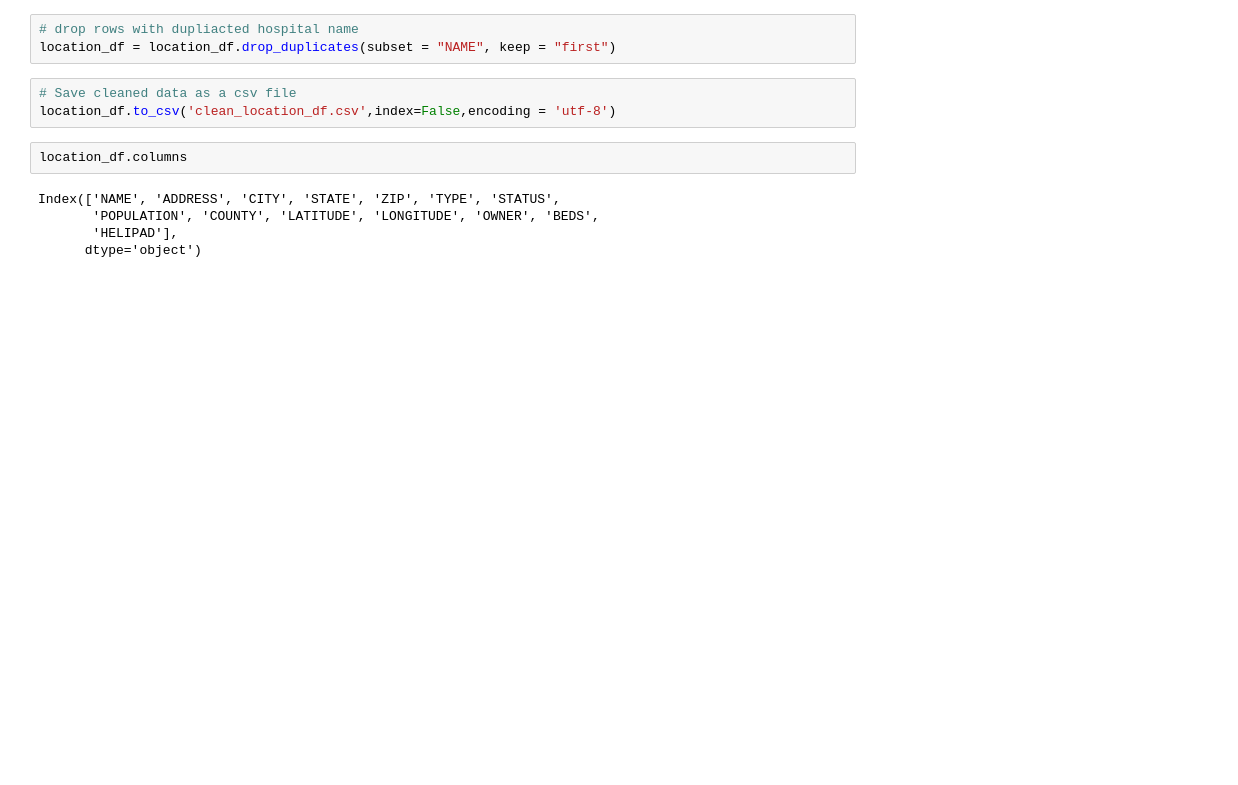
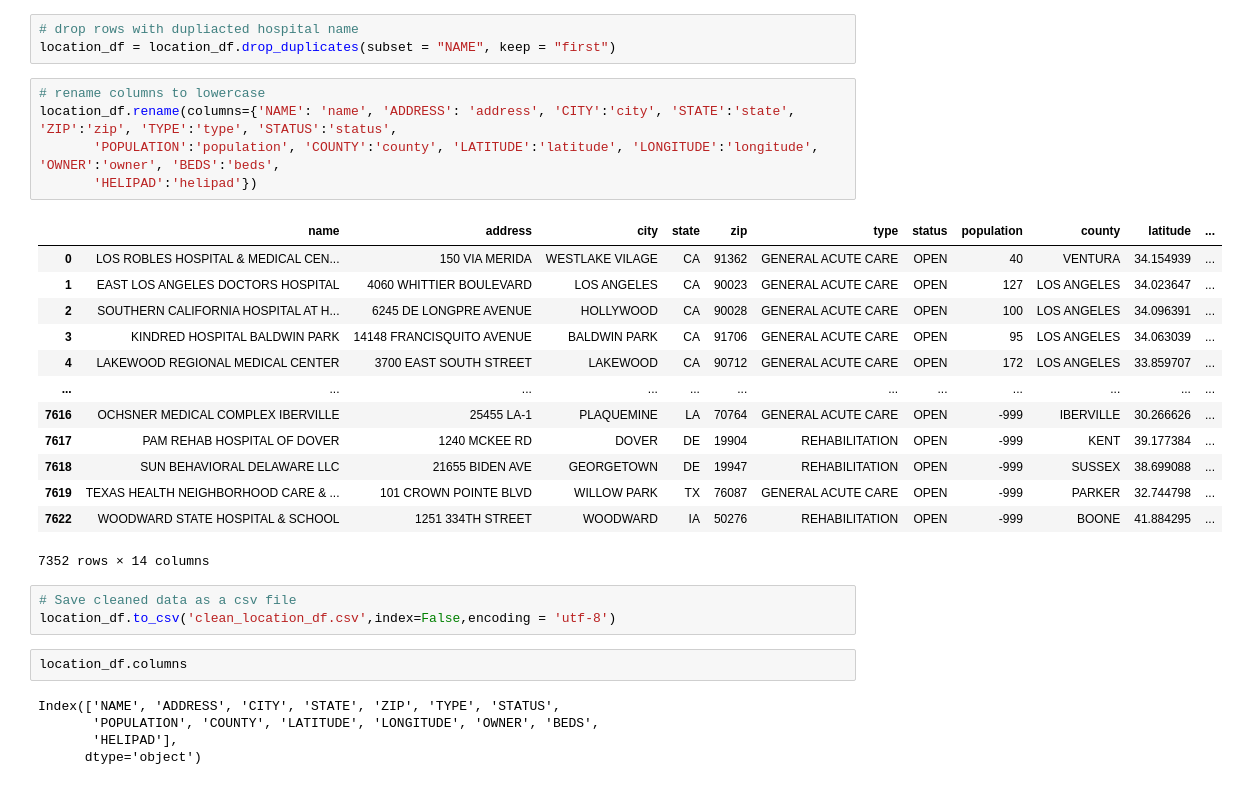
Before and after one commit to sydneysteele03/project-3, a Jupyter notebook: hospital_info.ipynb, the cells around one changed output. Drawn from its saved outputs; the diff is of its cells as text; blank space fills up the shorter version.

Commit message:
lowercase locations df

```diff
--- a/hospital_info.ipynb
+++ b/hospital_info.ipynb
@@ -162,6 +162,25 @@ location_df.head()
 # %%
 # drop rows with dupliacted hospital name
 location_df = location_df.drop_duplicates(subset = "NAME", keep = "first")
+# %%
+# rename columns to lowercase
+location_df.rename(columns={'NAME': 'name', 'ADDRESS': 'address', 'CITY':'city', 'STATE':'state', 'ZIP':'zip', 'TYPE':'type', 'STATUS':'status',
+       'POPULATION':'population', 'COUNTY':'county', 'LATITUDE':'latitude', 'LONGITUDE':'longitude', 'OWNER':'owner', 'BEDS':'beds',
+       'HELIPAD':'helipad'})
+# %% [output]
+|  | name | address | city | state | zip | type | status | population | county | latitude | ... |
+| 0 | LOS ROBLES HOSPITAL & MEDICAL CEN... | 150 VIA MERIDA | WESTLAKE VILAGE | CA | 91362 | GENERAL ACUTE CARE | OPEN | 40 | VENTURA | 34.154939 | ... |
+| 1 | EAST LOS ANGELES DOCTORS HOSPITAL | 4060 WHITTIER BOULEVARD | LOS ANGELES | CA | 90023 | GENERAL ACUTE CARE | OPEN | 127 | LOS ANGELES | 34.023647 | ... |
+| 2 | SOUTHERN CALIFORNIA HOSPITAL AT H... | 6245 DE LONGPRE AVENUE | HOLLYWOOD | CA | 90028 | GENERAL ACUTE CARE | OPEN | 100 | LOS ANGELES | 34.096391 | ... |
+| 3 | KINDRED HOSPITAL BALDWIN PARK | 14148 FRANCISQUITO AVENUE | BALDWIN PARK | CA | 91706 | GENERAL ACUTE CARE | OPEN | 95 | LOS ANGELES | 34.063039 | ... |
+| 4 | LAKEWOOD REGIONAL MEDICAL CENTER | 3700 EAST SOUTH STREET | LAKEWOOD | CA | 90712 | GENERAL ACUTE CARE | OPEN | 172 | LOS ANGELES | 33.859707 | ... |
+| ... | ... | ... | ... | ... | ... | ... | ... | ... | ... | ... | ... |
+| 7616 | OCHSNER MEDICAL COMPLEX IBERVILLE | 25455 LA-1 | PLAQUEMINE | LA | 70764 | GENERAL ACUTE CARE | OPEN | -999 | IBERVILLE | 30.266626 | ... |
+| 7617 | PAM REHAB HOSPITAL OF DOVER | 1240 MCKEE RD | DOVER | DE | 19904 | REHABILITATION | OPEN | -999 | KENT | 39.177384 | ... |
+| 7618 | SUN BEHAVIORAL DELAWARE LLC | 21655 BIDEN AVE | GEORGETOWN | DE | 19947 | REHABILITATION | OPEN | -999 | SUSSEX | 38.699088 | ... |
+| 7619 | TEXAS HEALTH NEIGHBORHOOD CARE & ... | 101 CROWN POINTE BLVD | WILLOW PARK | TX | 76087 | GENERAL ACUTE CARE | OPEN | -999 | PARKER | 32.744798 | ... |
+| 7622 | WOODWARD STATE HOSPITAL & SCHOOL | 1251 334TH STREET | WOODWARD | IA | 50276 | REHABILITATION | OPEN | -999 | BOONE | 41.884295 | ... |
+7352 rows × 14 columns
 # %%
 # Save cleaned data as a csv file
 location_df.to_csv('clean_location_df.csv',index=False,encoding = 'utf-8')
```
Also changed, not shown: 1 other file.
